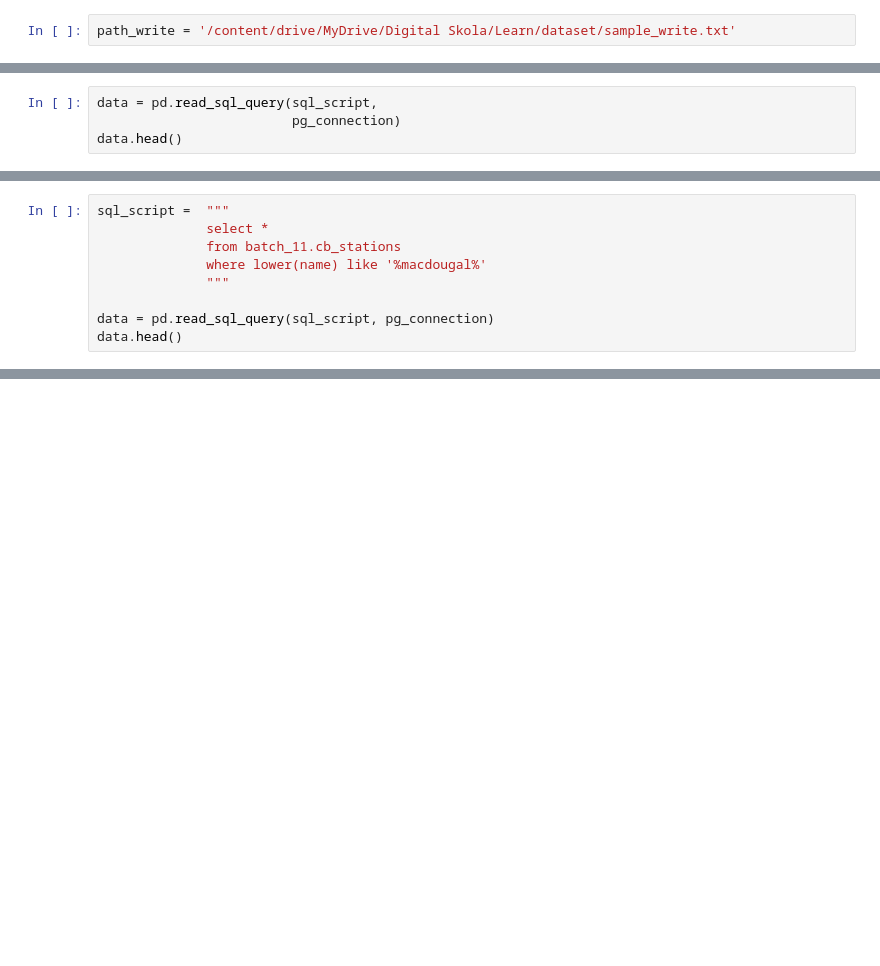
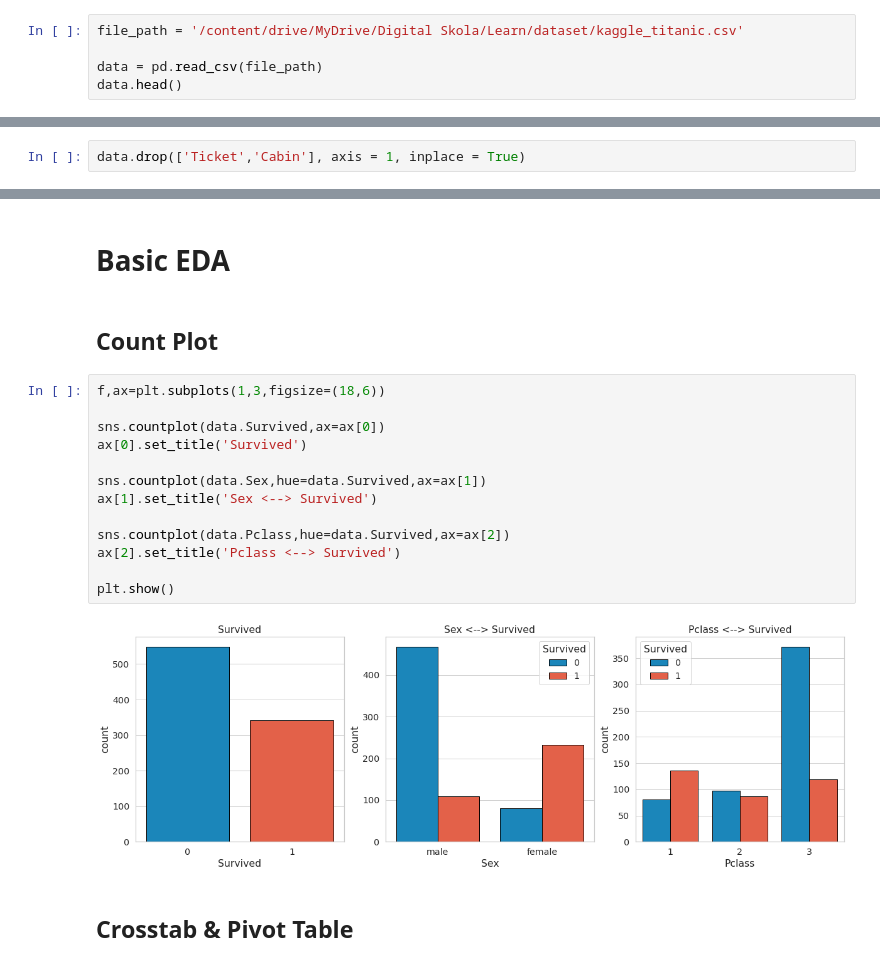
Before and after one commit to adhang/data-science-digital-skola, a Jupyter notebook: 11. Basic Statistics/Learn - Basic Statistics.ipynb, the cells around one changed output, grey strips where cells are left out. Saved outputs shown, nothing was run; the diff lists cells and outputs as text; blank space fills up the shorter version.

```diff
--- a/11. Basic Statistics/Learn - Basic Statistics.ipynb
+++ b/11. Basic Statistics/Learn - Basic Statistics.ipynb
@@ -27,2 +32,5 @@ ___
 # %%
-path_write = '/content/drive/MyDrive/Digital Skola/Learn/dataset/sample_write.txt'
+file_path = '/content/drive/MyDrive/Digital Skola/Learn/dataset/kaggle_titanic.csv'
+
+data = pd.read_csv(file_path)
+data.head()
@@ -143,4 +43,0 @@ It's messy, right? Use Pandas!
-# %%
-data = pd.read_sql_query(sql_script,
-                         pg_connection)
-data.head()
@@ -174,9 +69,0 @@ memory usage: 168.7+ KB
-# %%
-sql_script =  """
-              select *
-              from batch_11.cb_stations
-              where lower(name) like '%macdougal%'
-              """
-
-data = pd.read_sql_query(sql_script, pg_connection)
-data.head()
@@ -329,0 +90,2 @@ data_challenge_2['usertype'].value_counts().rename_axis('usertype').reset_index(
+# %%
+data.drop(['Ticket','Cabin'], axis = 1, inplace = True)
@@ -329,0 +126,21 @@ data_challenge_2['usertype'].value_counts().rename_axis('usertype').reset_index(
+# %% [markdown]
+# Basic EDA
+# %% [markdown]
+## Count Plot
+# %%
+f,ax=plt.subplots(1,3,figsize=(18,6))
+
+sns.countplot(data.Survived,ax=ax[0])
+ax[0].set_title('Survived')
+
+sns.countplot(data.Sex,hue=data.Survived,ax=ax[1])
+ax[1].set_title('Sex <--> Survived')
+
+sns.countplot(data.Pclass,hue=data.Survived,ax=ax[2])
+ax[2].set_title('Pclass <--> Survived')
+
+plt.show()
+# %% [output]
+[figure, added]
+# %% [markdown]
+## Crosstab & Pivot Table
```
Also changed, not shown: parts of 82 cells of this notebook.
